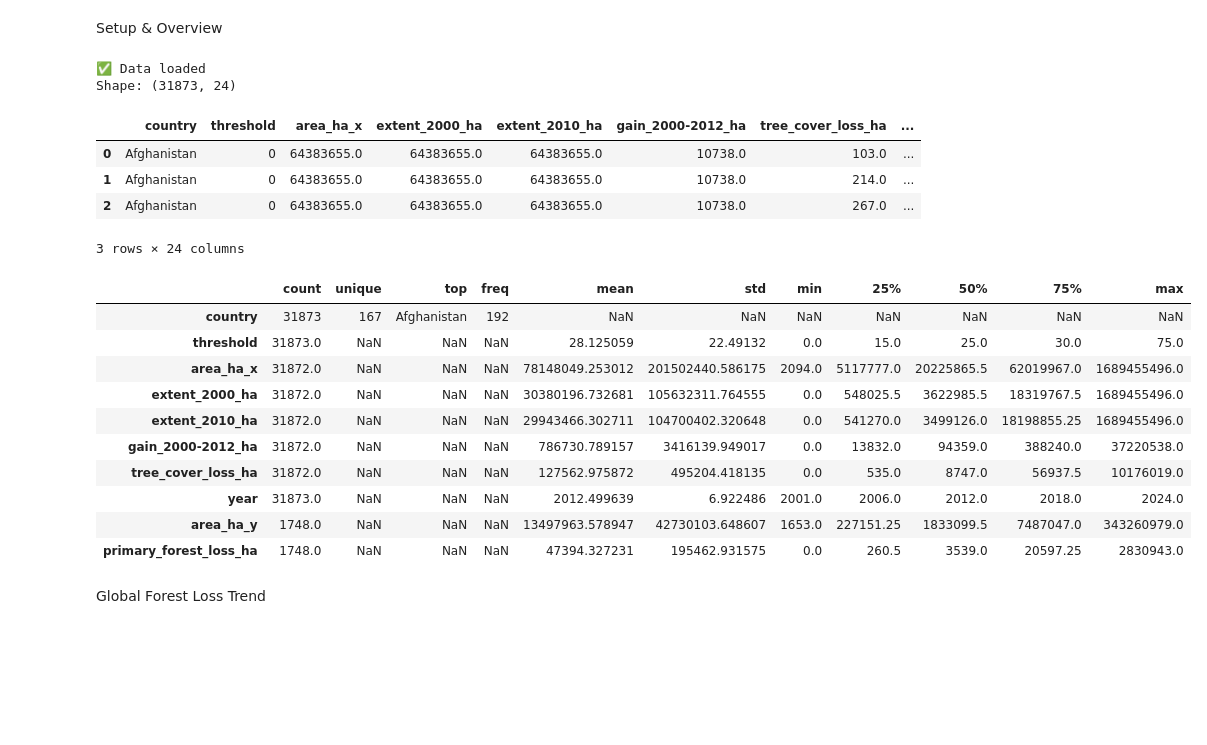
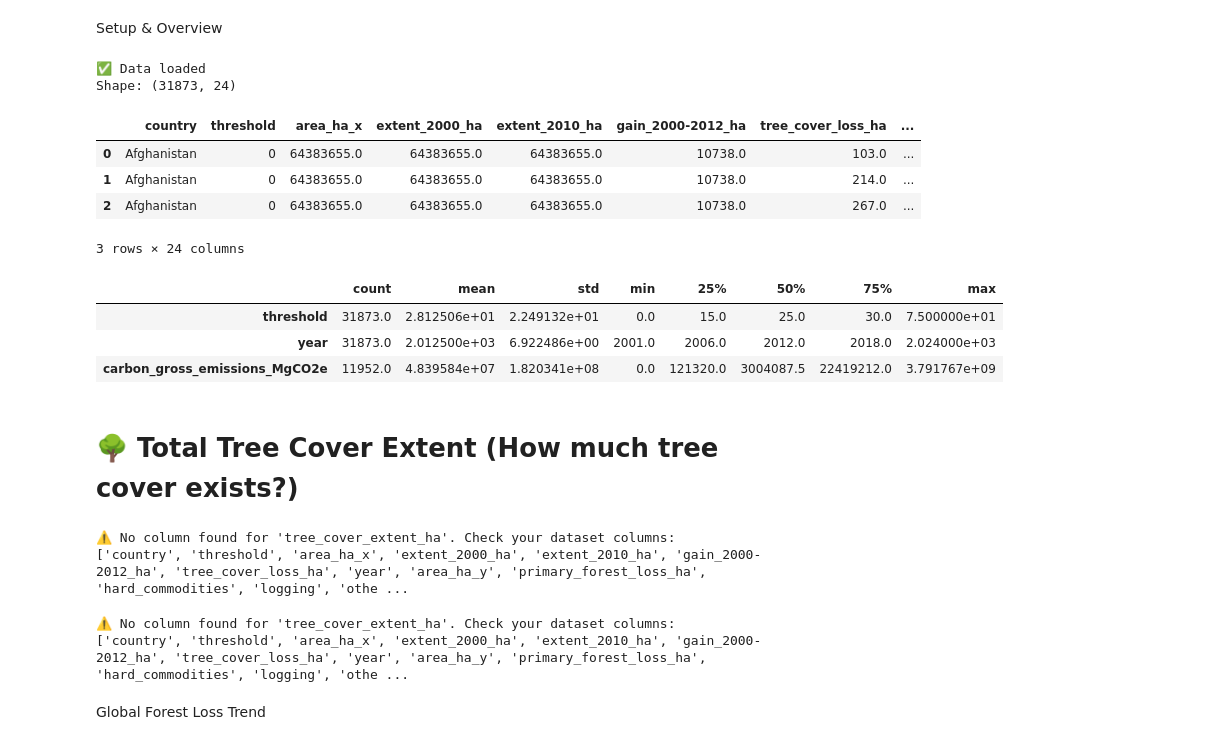
Before and after one commit to dantawalli/AISS-forest-restoration-project, a Jupyter notebook: notebooks/02_EDA.ipynb, the cells around one changed output. Drawn from its saved outputs; the diff is of its cells as text; code cells hidden in the pictures; blank space fills up the shorter version.

```diff
--- a/notebooks/02_EDA.ipynb
+++ b/notebooks/02_EDA.ipynb
@@ -3,36 +3,92 @@ Setup & Overview
 # %%
 import pandas as pd
 import plotly.express as px
 
 # Load merged dataset
 df = pd.read_csv("../data/processed/merged_clean_data.csv")
 
 # Quick overview
 print("✅ Data loaded")
 print("Shape:", df.shape)
 display(df.head(3))
 
 # Summary of columns
-display(df.describe(include='all').T.head(10))
+display(df.describe(include=[float, int]).T.head(10))
 # %% [output]
 ✅ Data loaded
 Shape: (31873, 24)
 |  | country | threshold | area_ha_x | extent_2000_ha | extent_2010_ha | gain_2000-2012_ha | tree_cover_loss_ha | ... |
 | 0 | Afghanistan | 0 | 64383655.0 | 64383655.0 | 64383655.0 | 10738.0 | 103.0 | ... |
 | 1 | Afghanistan | 0 | 64383655.0 | 64383655.0 | 64383655.0 | 10738.0 | 214.0 | ... |
 | 2 | Afghanistan | 0 | 64383655.0 | 64383655.0 | 64383655.0 | 10738.0 | 267.0 | ... |
 3 rows × 24 columns
-|  | count | unique | top | freq | mean | std | min | 25% | 50% | 75% | max |
-| country | 31873 | 167 | Afghanistan | 192 | NaN | NaN | NaN | NaN | NaN | NaN | NaN |
-| threshold | 31873.0 | NaN | NaN | NaN | 28.125059 | 22.49132 | 0.0 | 15.0 | 25.0 | 30.0 | 75.0 |
-| area_ha_x | 31872.0 | NaN | NaN | NaN | 78148049.253012 | 201502440.586175 | 2094.0 | 5117777.0 | 20225865.5 | 62019967.0 | 1689455496.0 |
-| extent_2000_ha | 31872.0 | NaN | NaN | NaN | 30380196.732681 | 105632311.764555 | 0.0 | 548025.5 | 3622985.5 | 18319767.5 | 1689455496.0 |
-| extent_2010_ha | 31872.0 | NaN | NaN | NaN | 29943466.302711 | 104700402.320648 | 0.0 | 541270.0 | 3499126.0 | 18198855.25 | 1689455496.0 |
-| gain_2000-2012_ha | 31872.0 | NaN | NaN | NaN | 786730.789157 | 3416139.949017 | 0.0 | 13832.0 | 94359.0 | 388240.0 | 37220538.0 |
-| tree_cover_loss_ha | 31872.0 | NaN | NaN | NaN | 127562.975872 | 495204.418135 | 0.0 | 535.0 | 8747.0 | 56937.5 | 10176019.0 |
-| year | 31873.0 | NaN | NaN | NaN | 2012.499639 | 6.922486 | 2001.0 | 2006.0 | 2012.0 | 2018.0 | 2024.0 |
-| area_ha_y | 1748.0 | NaN | NaN | NaN | 13497963.578947 | 42730103.648607 | 1653.0 | 227151.25 | 1833099.5 | 7487047.0 | 343260979.0 |
-| primary_forest_loss_ha | 1748.0 | NaN | NaN | NaN | 47394.327231 | 195462.931575 | 0.0 | 260.5 | 3539.0 | 20597.25 | 2830943.0 |
+|  | count | mean | std | min | 25% | 50% | 75% | max |
+| threshold | 31873.0 | 2.812506e+01 | 2.249132e+01 | 0.0 | 15.0 | 25.0 | 30.0 | 7.500000e+01 |
+| year | 31873.0 | 2.012500e+03 | 6.922486e+00 | 2001.0 | 2006.0 | 2012.0 | 2018.0 | 2.024000e+03 |
+| carbon_gross_emissions_MgCO2e | 11952.0 | 4.839584e+07 | 1.820341e+08 | 0.0 | 121320.0 | 3004087.5 | 22419212.0 | 3.791767e+09 |
+# %% [markdown]
+# 🌳 Total Tree Cover Extent (How much tree cover exists?)
+# %%
+# 🌳 Total Tree Cover Extent (How much tree cover exists?)
+# Check if the dataset includes a 'tree_cover_extent_ha' or similar column
+if "tree_cover_extent_ha" in df.columns:
+    # Global total tree cover
+    total_tree_cover = df["tree_cover_extent_ha"].sum()
+    print(f"🌍 Total global tree cover extent: {total_tree_cover:,.0f} hectares")
+
+    # Tree cover by country
+    cover_by_country = (
+        df.groupby("country", as_index=False)["tree_cover_extent_ha"]
+        .sum()
+        .sort_values("tree_cover_extent_ha", ascending=False)
+        .head(10)
+    )
+
+    # Visualize top 10 countries by existing tree cover
+    fig = px.bar(cover_by_country,
+                 x="country",
+                 y="tree_cover_extent_ha",
+                 text_auto='.2s',
+                 title="🌳 Top 10 Countries by Existing Tree Cover (ha)",
+                 labels={"tree_cover_extent_ha": "Tree Cover (hectares)"})
+    fig.show()
+
+else:
+    print("⚠️ No column found for 'tree_cover_extent_ha'. Check your dataset columns:")
+    print(df.columns.tolist())
+# %% [output]
+⚠️ No column found for 'tree_cover_extent_ha'. Check your dataset columns:
+['country', 'threshold', 'area_ha_x', 'extent_2000_ha', 'extent_2010_ha', 'gain_2000-2012_ha', 'tree_cover_loss_ha', 'year', 'area_ha_y', 'primary_forest_loss_ha', 'hard_commodities', 'logging', 'othe ...
+# %%
+# Check if the dataset includes a 'tree_cover_extent_ha' or similar column
+if "tree_cover_extent_ha" in df.columns:
+    # Global total tree cover
+    total_tree_cover = df["tree_cover_extent_ha"].sum()
+    print(f"🌍 Total global tree cover extent: {total_tree_cover:,.0f} hectares")
+
+    # Tree cover by country
+    cover_by_country = (
+        df.groupby("country", as_index=False)["tree_cover_extent_ha"]
+          .sum()
+          .sort_values("tree_cover_extent_ha", ascending=False)
+          .head(10)
+    )
+
+    # Visualize top 10 countries by existing tree cover
+    fig = px.bar(cover_by_country,
+                 x="country",
+                 y="tree_cover_extent_ha",
+                 text_auto='.2s',
+                 title="🌳 Top 10 Countries by Existing Tree Cover (ha)",
+                 labels={"tree_cover_extent_ha": "Tree Cover (hectares)"})
+    fig.show()
+
+else:
+    print("⚠️ No column found for 'tree_cover_extent_ha'. Check your dataset columns:")
+    print(df.columns.tolist())
+# %% [output]
+⚠️ No column found for 'tree_cover_extent_ha'. Check your dataset columns:
+['country', 'threshold', 'area_ha_x', 'extent_2000_ha', 'extent_2010_ha', 'gain_2000-2012_ha', 'tree_cover_loss_ha', 'year', 'area_ha_y', 'primary_forest_loss_ha', 'hard_commodities', 'logging', 'othe ...
 # %% [markdown]
 Global Forest Loss Trend
 # %%
```
Also changed, not shown: parts of 1 cell of this notebook, 7 other files.
